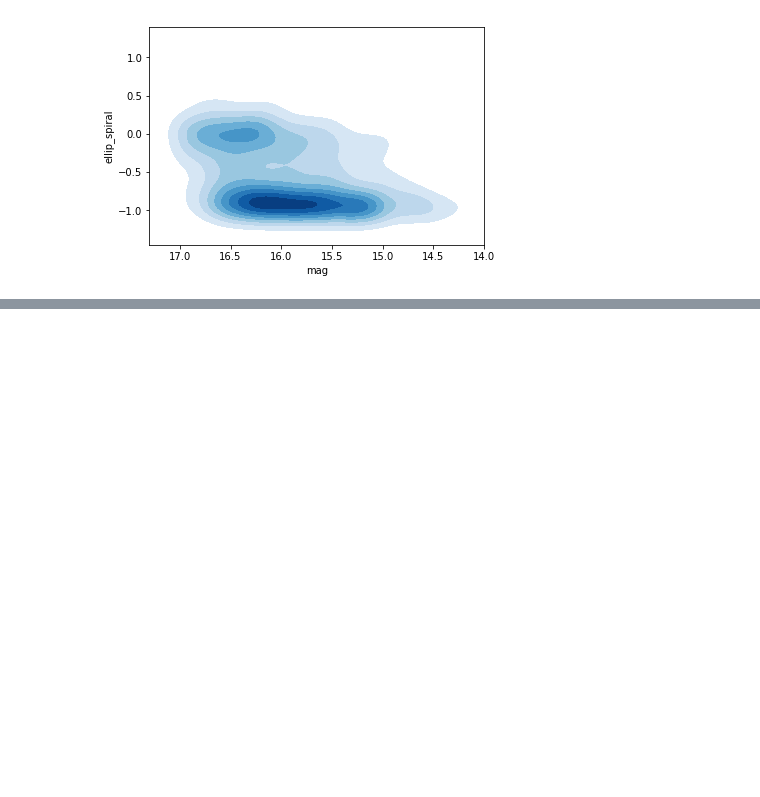
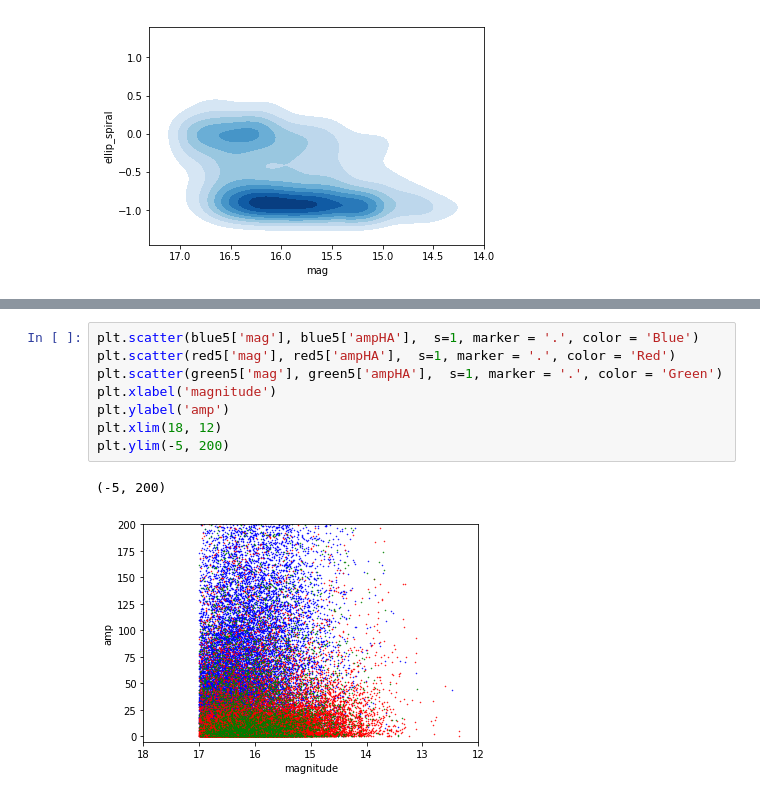
Before and after one commit to anikacave/morphology-analysis, a Jupyter notebook: Research.ipynb, the cells around one changed output, grey strips where cells are left out. Cells and saved outputs as stored; diff of their text form; blank space fills up the shorter version.

```diff
--- a/Research.ipynb
+++ b/Research.ipynb
@@ -480,0 +532,11 @@ plt.xlim(17.3, 14)
+# %%
+plt.scatter(blue5['mag'], blue5['ampHA'],  s=1, marker = '.', color = 'Blue')
+plt.scatter(red5['mag'], red5['ampHA'],  s=1, marker = '.', color = 'Red')
+plt.scatter(green5['mag'], green5['ampHA'],  s=1, marker = '.', color = 'Green')
+plt.xlabel('magnitude')
+plt.ylabel('amp')
+plt.xlim(18, 12)
+plt.ylim(-5, 200)
+# %% [output]
+(-5, 200)
+[figure, added]
```
Also changed, not shown: parts of 5 cells of this notebook, 1 other file.
